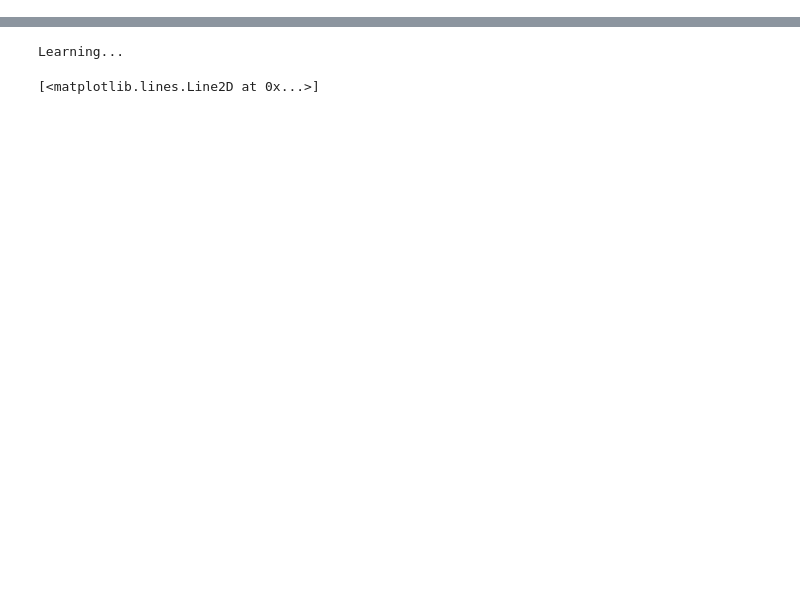
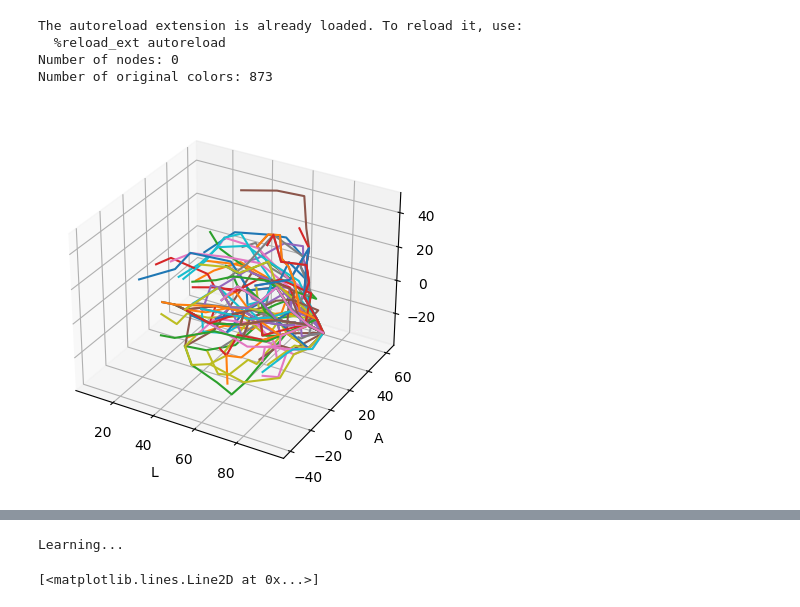
Before and after one commit to matthhong/cieran, a Jupyter notebook: test.ipynb, the cells around one changed output, grey strips where cells are left out. Drawn from its saved outputs; the diff is of its cells as text; code cells hidden in the pictures; blank space fills up the shorter version.

```diff
--- a/test.ipynb
+++ b/test.ipynb
@@ -16,19 +14,30 @@ ColorPicker(value='blue', description='Pick a color')
 # %%
+%load_ext autoreload
+%autoreload 2
 import cieran
 import numpy as np
 import matplotlib.pyplot as plt
 
 def draw_chart(cmap):
 
     t = np.linspace(0, 2 * np.pi, 1024)
     data2d = np.sin(t)[:, np.newaxis] * np.cos(t)[np.newaxis, :]
     # Draw a chart of data2d with the given colormap
     fig, ax = plt.subplots()
     ax.imshow(data2d, cmap=cmap)
 
     plt.show()
 
-env = cieran.initialize('#fff9db')
+env = cieran.initialize('#ffffff')
+def initialize_color(button):
+    global env
+    env = cieran.initialize(button.style.button_color)
+# %% [output]
+The autoreload extension is already loaded. To reload it, use:
+  %reload_ext autoreload
+Number of nodes: 0
+Number of original colors: 873
+[figure, added]
 # %%
 import ipywidgets as widgets
 from IPython.display import display
```
Also changed, not shown: parts of 13 cells of this notebook, 9 other files.
